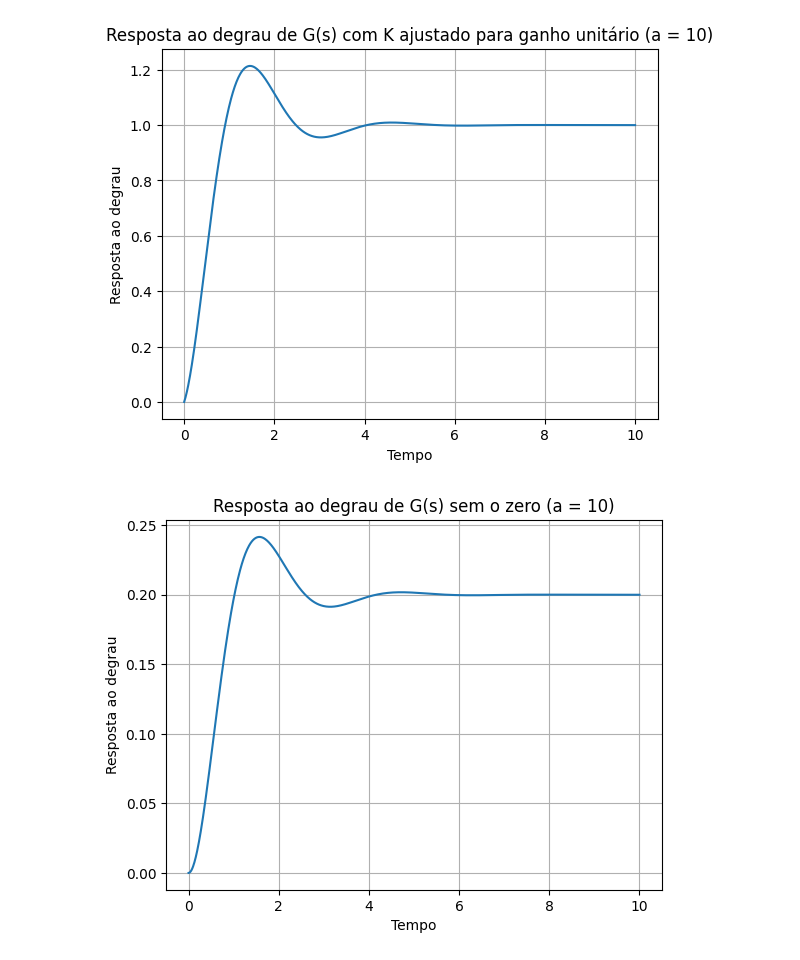
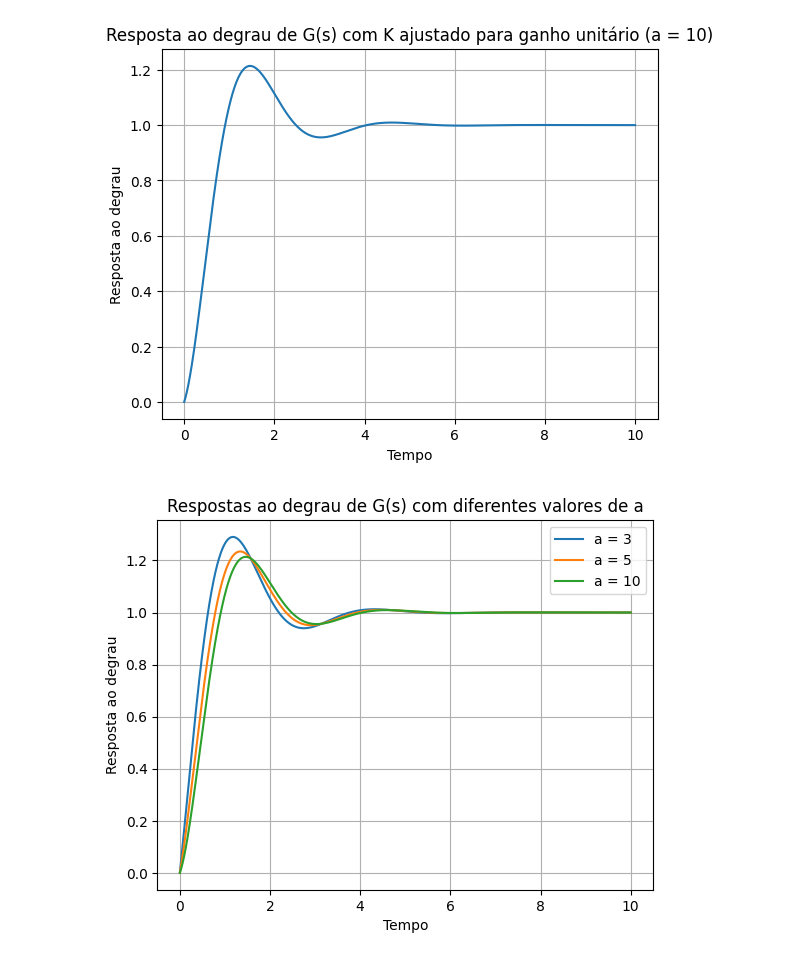
Before and after one commit to MatheusrCunha/sistemas_de_controle_1, a Jupyter notebook: sistemas_de_3a.ipynb, the cells around one changed output. Cells and saved outputs as stored; diff of their text form; code cells hidden in the pictures.

```diff
--- a/sistemas_de_3a.ipynb
+++ b/sistemas_de_3a.ipynb
@@ -117,32 +150,37 @@ plt.show()
 # %%
 import numpy as np
 import matplotlib.pyplot as plt
 import control as ctrl
 
-# Defina o valor de K para um ganho unitário
-K = 1
 
-# Denominador da função de transferência
-den = [1, 2, 5]
-
-# Numerador da função de transferência (K * s)
-num = [K]
-
-# Crie a função de transferência
-G = ctrl.TransferFunction(num, den)
+z = [3, 5, 10]
 
 # Tempo de amostragem
 t = np.linspace(0, 10, 1000)
 
-# Calcule a resposta ao degrau
-time, response = ctrl.step_response(G, T=t)
+plt.figure()
+for a in z:
+    K = 5 / a
 
-# Plote a resposta ao degrau
-plt.plot(time, response)
-plt.title(f'Resposta ao degrau de G(s) sem o zero (a = {a})')
+    # Denominador da função de transferência
+    den = [1, 2, 5]
+
+    num = [K, K * a]
+
+    # Crie a função de transferência
+    G = ctrl.TransferFunction(num, den)
+
+    # Calcule a resposta ao degrau
+    time, response = ctrl.step_response(G, T=t)
+
+    # Plote a resposta ao degrau
+    plt.plot(time, response, label=f'a = {a}')
+
+plt.title('Respostas ao degrau de G(s) com diferentes valores de a')
 plt.xlabel('Tempo')
 plt.ylabel('Resposta ao degrau')
 plt.grid()
+plt.legend()
 plt.show()
 # %% [output]
-[figure, old version]
+[figure, new version]
```
Also changed, not shown: parts of 2 cells of this notebook.
